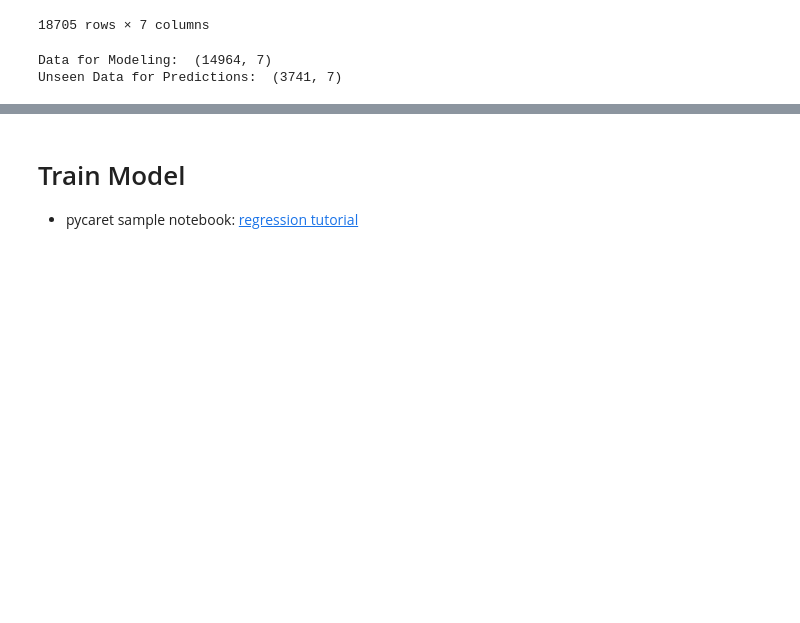
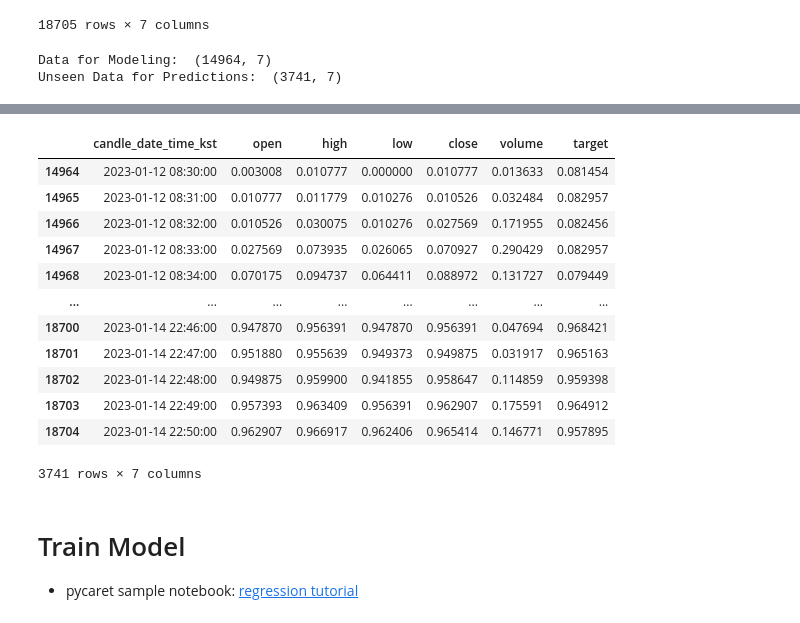
Before and after one commit to lhb0803/DE-study, a Jupyter notebook: modeling/automl.ipynb, the cells around one changed output, grey strips where cells are left out. Drawn from its saved outputs; the diff is of its cells as text; code cells hidden in the pictures; blank space fills up the shorter version.

```diff
--- a/modeling/automl.ipynb
+++ b/modeling/automl.ipynb
@@ -102,3 +136,19 @@ Unseen Data for Predictions:  (3741, 7)
+# %%
+data_test
+# %% [output]
+|  | candle_date_time_kst | open | high | low | close | volume | target |
+| 14964 | 2023-01-12 08:30:00 | 0.003008 | 0.010777 | 0.000000 | 0.010777 | 0.013633 | 0.081454 |
+| 14965 | 2023-01-12 08:31:00 | 0.010777 | 0.011779 | 0.010276 | 0.010526 | 0.032484 | 0.082957 |
+| 14966 | 2023-01-12 08:32:00 | 0.010526 | 0.030075 | 0.010276 | 0.027569 | 0.171955 | 0.082456 |
+| 14967 | 2023-01-12 08:33:00 | 0.027569 | 0.073935 | 0.026065 | 0.070927 | 0.290429 | 0.082957 |
+| 14968 | 2023-01-12 08:34:00 | 0.070175 | 0.094737 | 0.064411 | 0.088972 | 0.131727 | 0.079449 |
+| ... | ... | ... | ... | ... | ... | ... | ... |
+| 18700 | 2023-01-14 22:46:00 | 0.947870 | 0.956391 | 0.947870 | 0.956391 | 0.047694 | 0.968421 |
+| 18701 | 2023-01-14 22:47:00 | 0.951880 | 0.955639 | 0.949373 | 0.949875 | 0.031917 | 0.965163 |
+| 18702 | 2023-01-14 22:48:00 | 0.949875 | 0.959900 | 0.941855 | 0.958647 | 0.114859 | 0.959398 |
+| 18703 | 2023-01-14 22:49:00 | 0.957393 | 0.963409 | 0.956391 | 0.962907 | 0.175591 | 0.964912 |
+| 18704 | 2023-01-14 22:50:00 | 0.962907 | 0.966917 | 0.962406 | 0.965414 | 0.146771 | 0.957895 |
+3741 rows × 7 columns
 # %% [markdown]
 # Train Model
 
```
Also changed, not shown: parts of 14 cells of this notebook.
